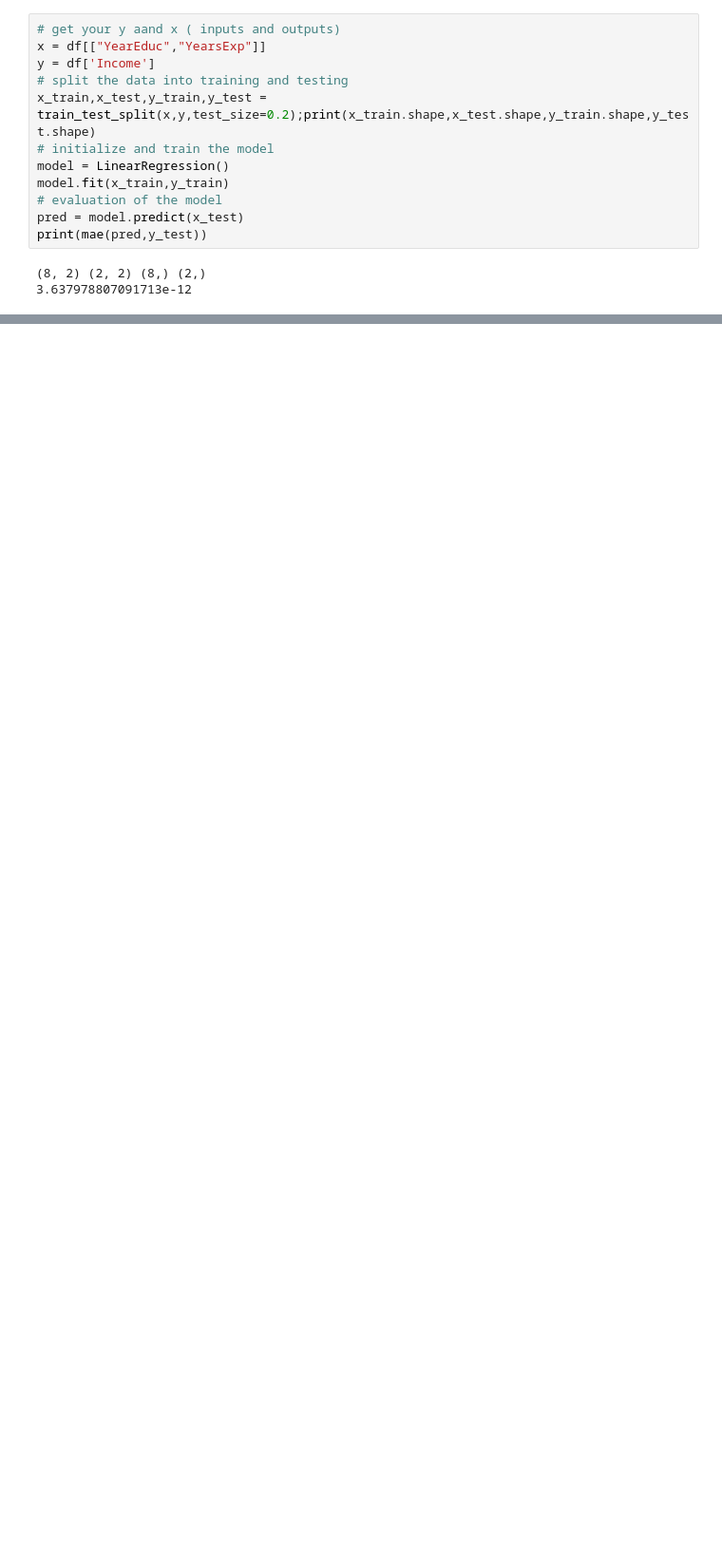
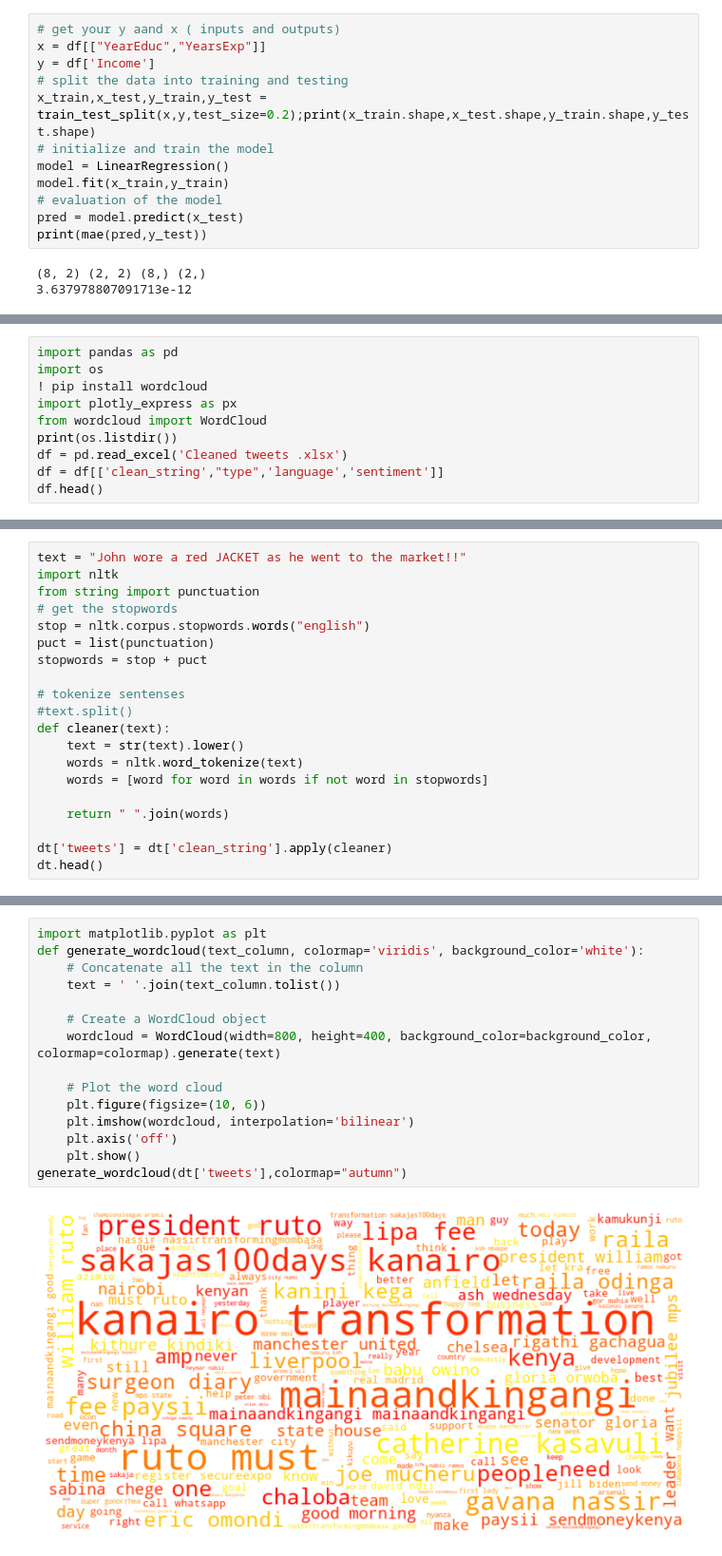
Before and after one commit to sophicist/StudentsWork-Lessons-, a Jupyter notebook: Akeem/MachineLearning.ipynb, the cells around one changed output, grey strips where cells are left out. Shown at 95% size. Drawn from its saved outputs; the diff is of its cells as text; blank space fills up the shorter version.

```diff
--- a/Akeem/MachineLearning.ipynb
+++ b/Akeem/MachineLearning.ipynb
@@ -96,0 +83,10 @@ x_test
+# %%
+import pandas as pd
+import os
+! pip install wordcloud
+import plotly_express as px
+from wordcloud import WordCloud
+print(os.listdir())
+df = pd.read_excel('Cleaned tweets .xlsx')
+df = df[['clean_string',"type",'language','sentiment']]
+df.head()
@@ -96,0 +152,20 @@ x_test
+# %%
+text = "John wore a red JACKET as he went to the market!!"
+import nltk
+from string import punctuation
+# get the stopwords
+stop = nltk.corpus.stopwords.words("english")
+puct = list(punctuation)
+stopwords = stop + puct
+
+# tokenize sentenses
+#text.split()
+def cleaner(text):
+    text = str(text).lower()
+    words = nltk.word_tokenize(text)
+    words = [word for word in words if not word in stopwords]
+
+    return " ".join(words)
+
+dt['tweets'] = dt['clean_string'].apply(cleaner)
+dt.head()
@@ -96,0 +179,17 @@ x_test
+# %%
+import matplotlib.pyplot as plt
+def generate_wordcloud(text_column, colormap='viridis', background_color='white'):
+    # Concatenate all the text in the column
+    text = ' '.join(text_column.tolist())
+
+    # Create a WordCloud object
+    wordcloud = WordCloud(width=800, height=400, background_color=background_color, colormap=colormap).generate(text)
+
+    # Plot the word cloud
+    plt.figure(figsize=(10, 6))
+    plt.imshow(wordcloud, interpolation='bilinear')
+    plt.axis('off')
+    plt.show()
+generate_wordcloud(dt['tweets'],colormap="autumn")
+# %% [output]
+[figure, added]
```
Also changed, not shown: parts of 11 cells of this notebook, 1 other file.
